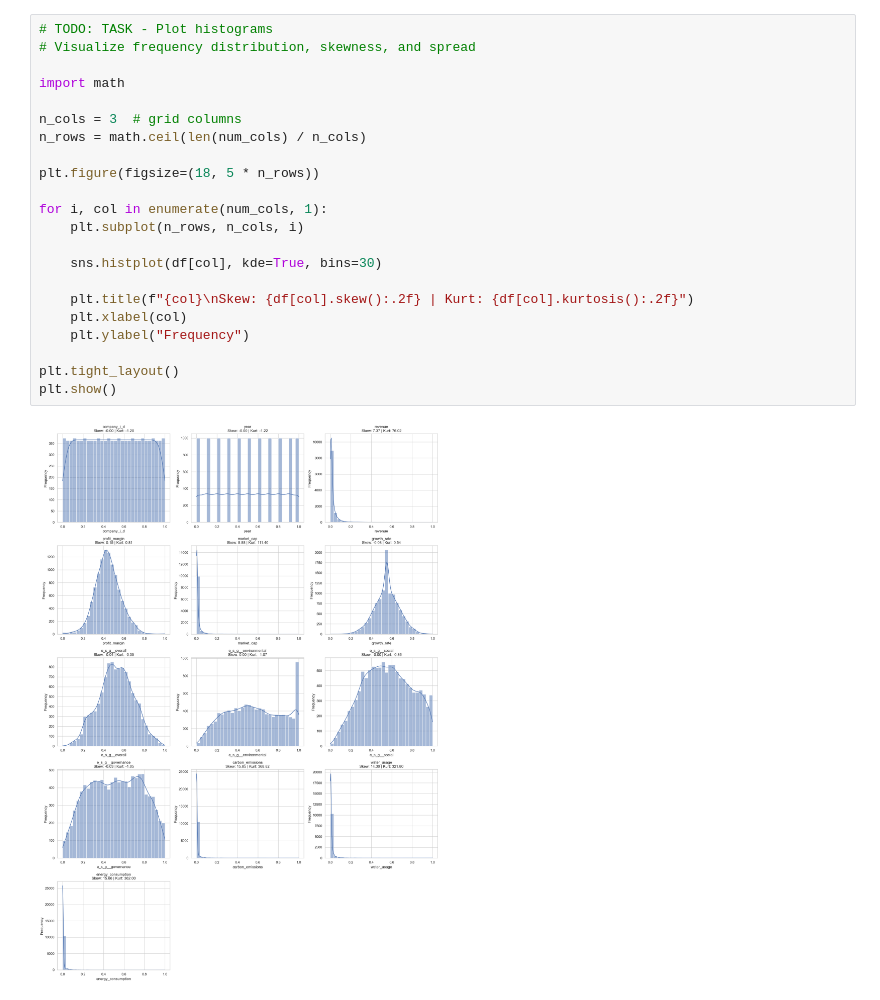
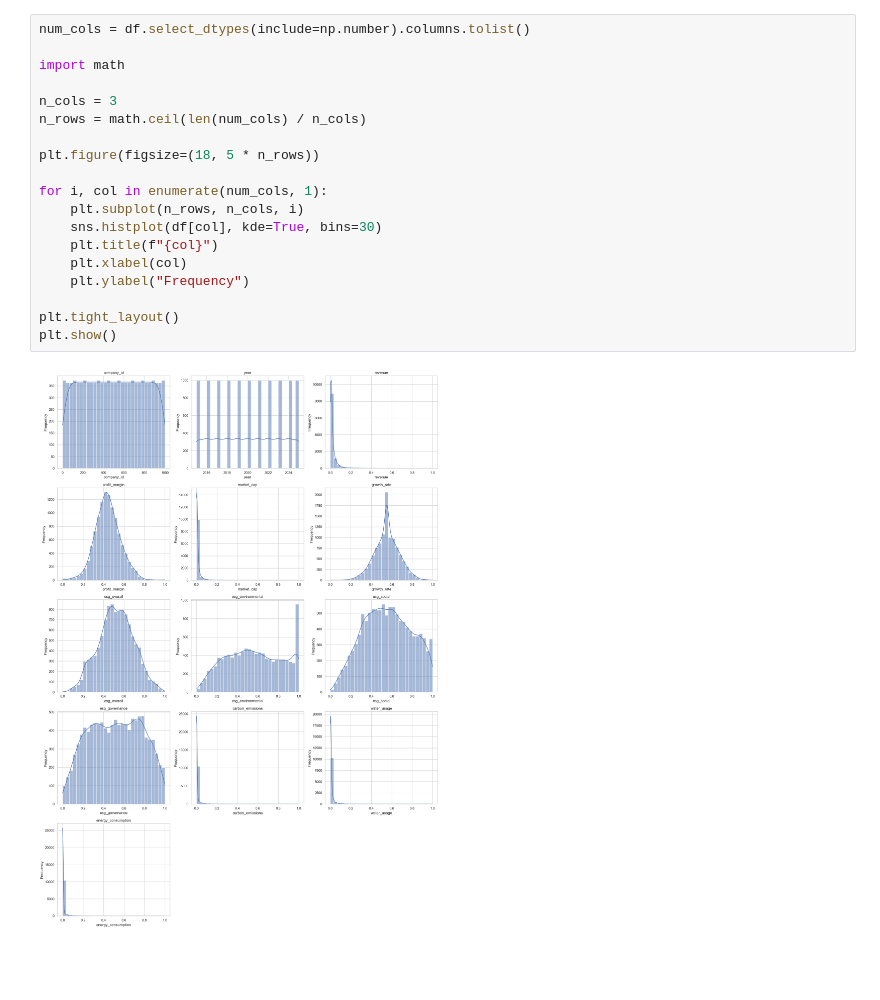
Before and after one commit to KuhuVyas/ESG-Financial-Metrics-Analysis-, a Jupyter notebook: 02_eda.ipynb, the cells around one changed output. Cells and saved outputs as stored; diff of their text form; blank space fills up the shorter version.

```diff
--- a/02_eda.ipynb
+++ b/02_eda.ipynb
@@ -106,25 +53,22 @@ Distribution Metrics (Sorted):
 # %%
-# TODO: TASK - Plot histograms
-# Visualize frequency distribution, skewness, and spread
+num_cols = df.select_dtypes(include=np.number).columns.tolist()
 
 import math
 
-n_cols = 3  # grid columns
+n_cols = 3
 n_rows = math.ceil(len(num_cols) / n_cols)
 
 plt.figure(figsize=(18, 5 * n_rows))
 
 for i, col in enumerate(num_cols, 1):
     plt.subplot(n_rows, n_cols, i)
-
     sns.histplot(df[col], kde=True, bins=30)
-
-    plt.title(f"{col}\nSkew: {df[col].skew():.2f} | Kurt: {df[col].kurtosis():.2f}")
+    plt.title(f"{col}")
     plt.xlabel(col)
     plt.ylabel("Frequency")
 
 plt.tight_layout()
 plt.show()
 # %% [output]
-[figure, old version]
+[figure, new version]
 # %%
```
Also changed, not shown: parts of 14 cells of this notebook.
